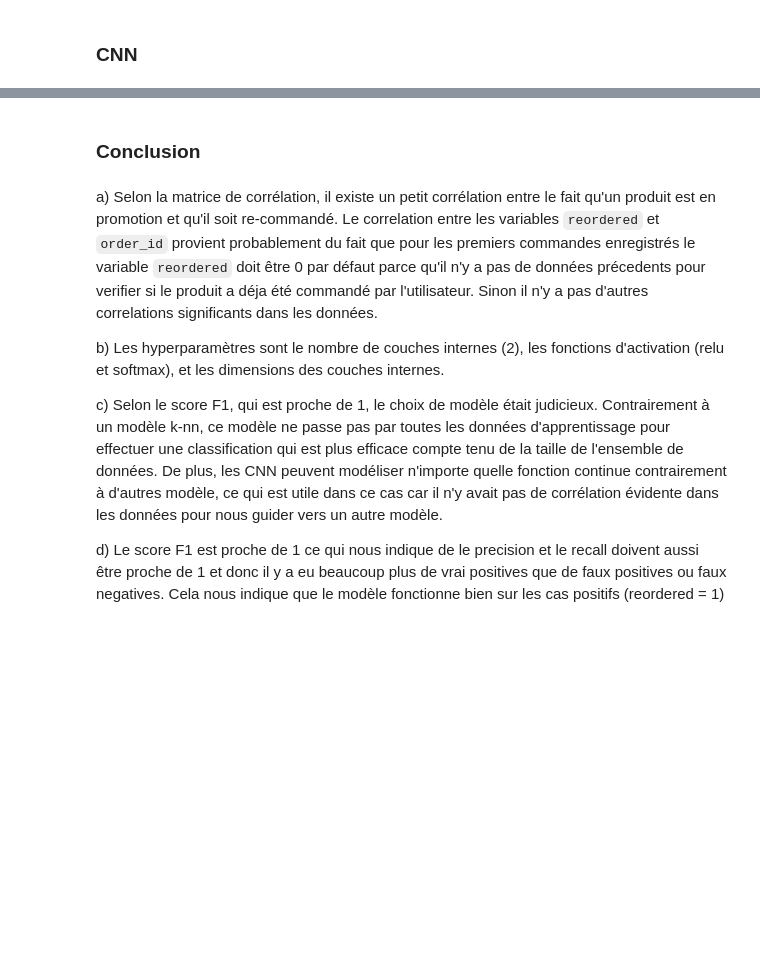
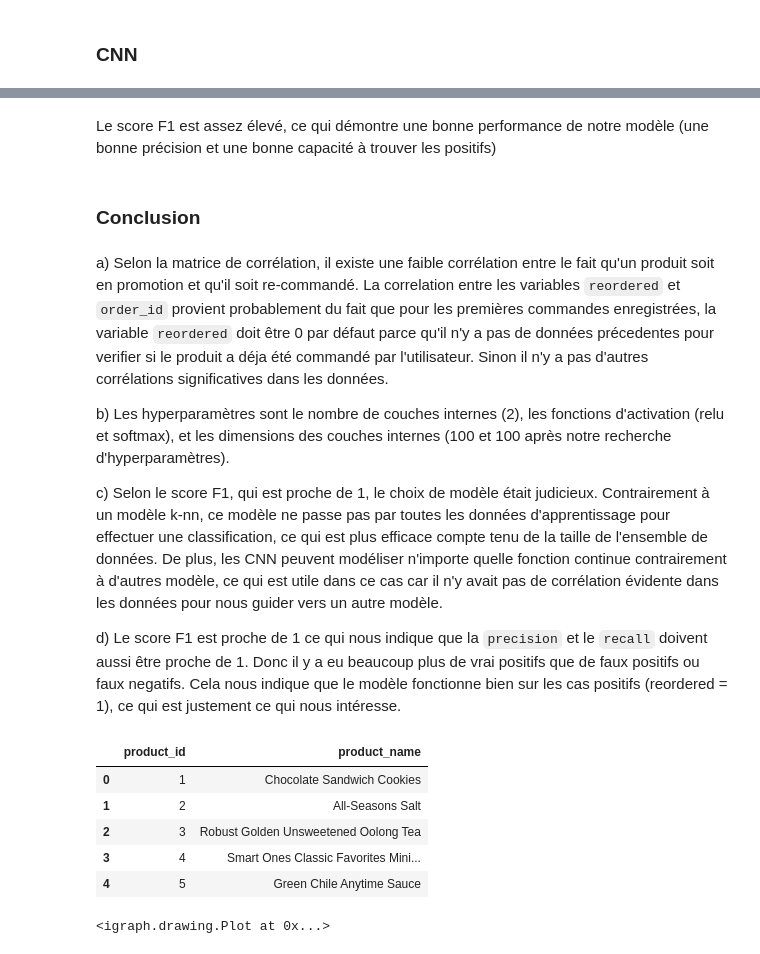
Before and after one commit to Gurleenp/IFT870, a Jupyter notebook: TP2/equipe.ipynb, the cells around one changed output, grey strips where cells are left out. Cells and saved outputs as stored; diff of their text form; code cells hidden in the pictures; blank space fills up the shorter version.

```diff
--- a/TP2/equipe.ipynb
+++ b/TP2/equipe.ipynb
@@ -238,10 +217,12 @@ print(F1)
+# %% [markdown]
+Le score F1 est assez élevé, ce qui démontre une bonne performance de notre modèle (une bonne précision et une bonne capacité à trouver les positifs)
 # %% [markdown]
 ### Conclusion
 # %% [markdown]
-a) Selon la matrice de corrélation, il existe un petit corrélation entre le fait qu'un produit est en promotion et qu'il soit re-commandé. Le correlation entre les variables `reordered` et `order_id` provient probablement du fait que pour les premiers commandes enregistrés le variable `reordered` doit être 0 par défaut parce qu'il n'y a pas de données précedents pour verifier si le produit a déja été commandé par l'utilisateur. Sinon il n'y a pas d'autres correlations significants dans les données.
+a) Selon la matrice de corrélation, il existe une faible corrélation entre le fait qu'un produit soit en promotion et qu'il soit re-commandé. La correlation entre les variables `reordered` et `order_id` provient probablement du fait que pour les premières commandes enregistrées, la variable `reordered` doit être 0 par défaut parce qu'il n'y a pas de données précedentes pour verifier si le produit a déja été commandé par l'utilisateur. Sinon il n'y a pas d'autres corrélations significatives dans les données.
 
-b) Les hyperparamètres sont le nombre de couches internes (2), les fonctions d'activation (relu et softmax), et les dimensions des couches internes.
+b) Les hyperparamètres sont le nombre de couches internes (2), les fonctions d'activation (relu et softmax), et les dimensions des couches internes (100 et 100 après notre recherche d'hyperparamètres).
 
-c) Selon le score F1, qui est proche de 1, le choix de modèle était judicieux. Contrairement à un modèle k-nn, ce modèle ne passe pas par toutes les données d'apprentissage pour effectuer une classification qui est plus efficace compte tenu de la taille de l'ensemble de données. De plus, les CNN peuvent modéliser n'importe quelle fonction continue contrairement à d'autres modèle, ce qui est utile dans ce cas car il n'y avait pas de corrélation évidente dans les données pour nous guider vers un autre modèle.
+c) Selon le score F1, qui est proche de 1, le choix de modèle était judicieux. Contrairement à un modèle k-nn, ce modèle ne passe pas par toutes les données d'apprentissage pour effectuer une classification, ce qui est plus efficace compte tenu de la taille de l'ensemble de données. De plus, les CNN peuvent modéliser n'importe quelle fonction continue contrairement à d'autres modèle, ce qui est utile dans ce cas car il n'y avait pas de corrélation évidente dans les données pour nous guider vers un autre modèle.
 
-d) Le score F1 est proche de 1 ce qui nous indique de le precision et le recall doivent aussi être proche de 1 et donc il y a eu beaucoup plus de vrai positives que de faux positives ou faux negatives. Cela nous indique que le modèle fonctionne bien sur les cas positifs (reordered = 1)
+d) Le score F1 est proche de 1 ce qui nous indique que la `precision` et le `recall` doivent aussi être proche de 1. Donc il y a eu beaucoup plus de vrai positifs que de faux positifs ou faux negatifs. Cela nous indique que le modèle fonctionne bien sur les cas positifs (reordered = 1), ce qui est justement ce qui nous intéresse.
@@ -247,0 +251,10 @@ d) Le score F1 est proche de 1 ce qui nous indique de le precision et le recall
+# %%
+products = pd.read_csv("données/products.csv").drop(labels=["aisle_id", "department_id"], axis=1)
+products.head()
+# %% [output]
+|  | product_id | product_name |
+| 0 | 1 | Chocolate Sandwich Cookies |
+| 1 | 2 | All-Seasons Salt |
+| 2 | 3 | Robust Golden Unsweetened Oolong Tea |
+| 3 | 4 | Smart Ones Classic Favorites Mini... |
+| 4 | 5 | Green Chile Anytime Sauce |
@@ -247,0 +301,20 @@ d) Le score F1 est proche de 1 ce qui nous indique de le precision et le recall
+# %%
+import igraph as ig
+
+g = ig.Graph(edges= [(v, a) for v in list(frequently_products.keys()) for a in frequently_products[v]])
+
+g.vs["label"] = frequently_labels
+for i in range(len(g.vs["label"])):
+    g.vs[i]["label_size"] = 5
+
+ig.plot(
+    g,
+    vertex_size=20,
+    vertex_label=frequently_labels,
+    vertex_frame_color='#ffcce6',
+    edge_color=["gray"],
+    vertex_color=["#ffe6f2"],
+    target="graph.png"
+)
+# %% [output]
+<igraph.drawing.Plot at 0x...>
```
Also changed, not shown: parts of 15 cells of this notebook, 1 other file.
